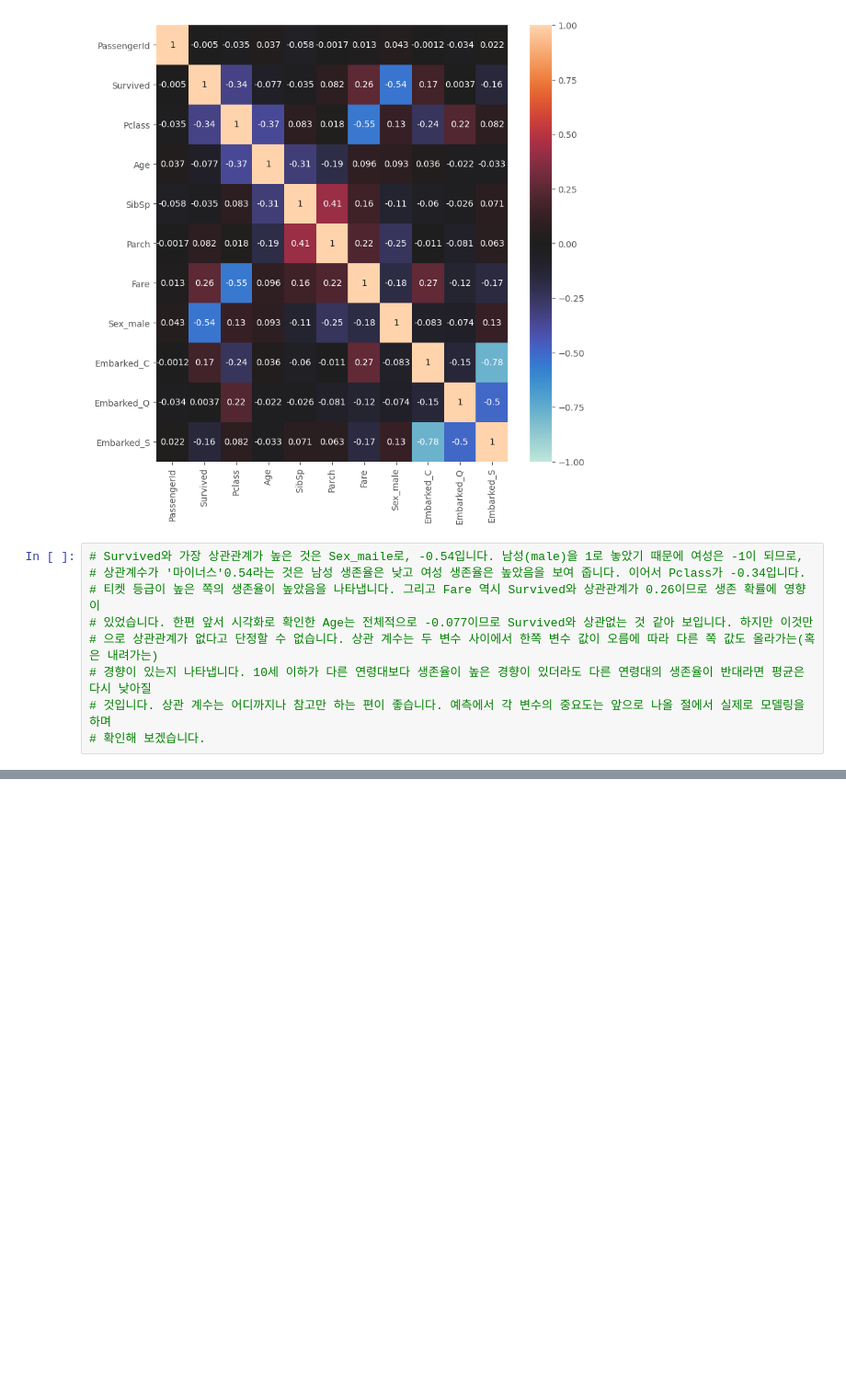
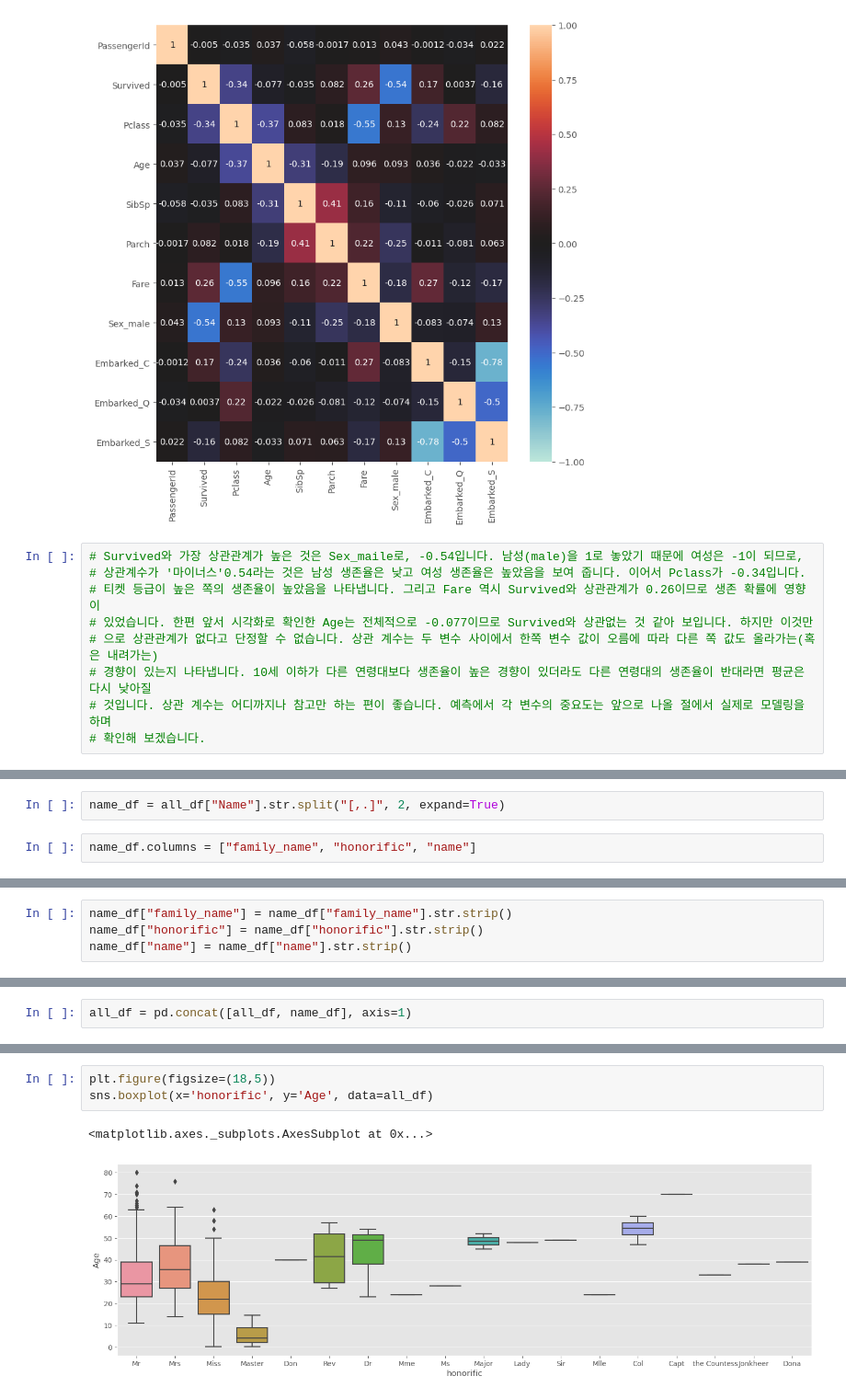
Before and after one commit to hesel79/AI, a Jupyter notebook: titanic.ipynb, the cells around one changed output, grey strips where cells are left out. Shown: that part at 92% size. Saved outputs shown, nothing was run; the diff lists cells and outputs as text; blank space fills up the shorter version.

```diff
--- a/titanic.ipynb
+++ b/titanic.ipynb
@@ -324,0 +383,4 @@ sns.heatmap(train_corr, vmax=1, vmin=-1, center=0, annot=True)
+# %%
+name_df = all_df["Name"].str.split("[,.]", 2, expand=True)
+# %%
+name_df.columns = ["family_name", "honorific", "name"]
@@ -324,0 +403,4 @@ sns.heatmap(train_corr, vmax=1, vmin=-1, center=0, annot=True)
+# %%
+name_df["family_name"] = name_df["family_name"].str.strip()
+name_df["honorific"] = name_df["honorific"].str.strip()
+name_df["name"] = name_df["name"].str.strip()
@@ -324,0 +429,2 @@ sns.heatmap(train_corr, vmax=1, vmin=-1, center=0, annot=True)
+# %%
+all_df = pd.concat([all_df, name_df], axis=1)
@@ -324,0 +447,6 @@ sns.heatmap(train_corr, vmax=1, vmin=-1, center=0, annot=True)
+# %%
+plt.figure(figsize=(18,5))
+sns.boxplot(x='honorific', y='Age', data=all_df)
+# %% [output]
+<matplotlib.axes._subplots.AxesSubplot at 0x...>
+[figure, added]
```
Also changed, not shown: parts of 59 cells of this notebook.
